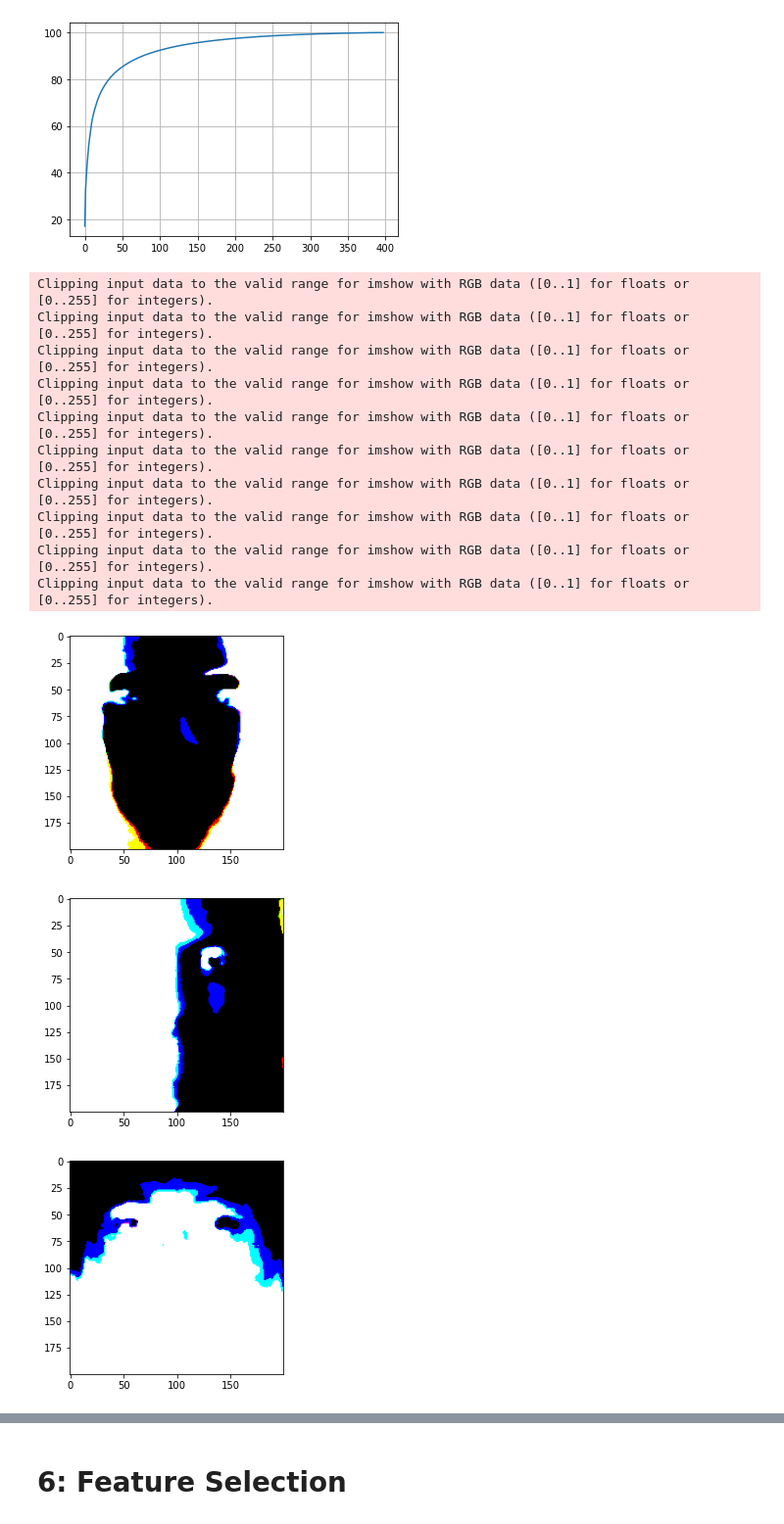
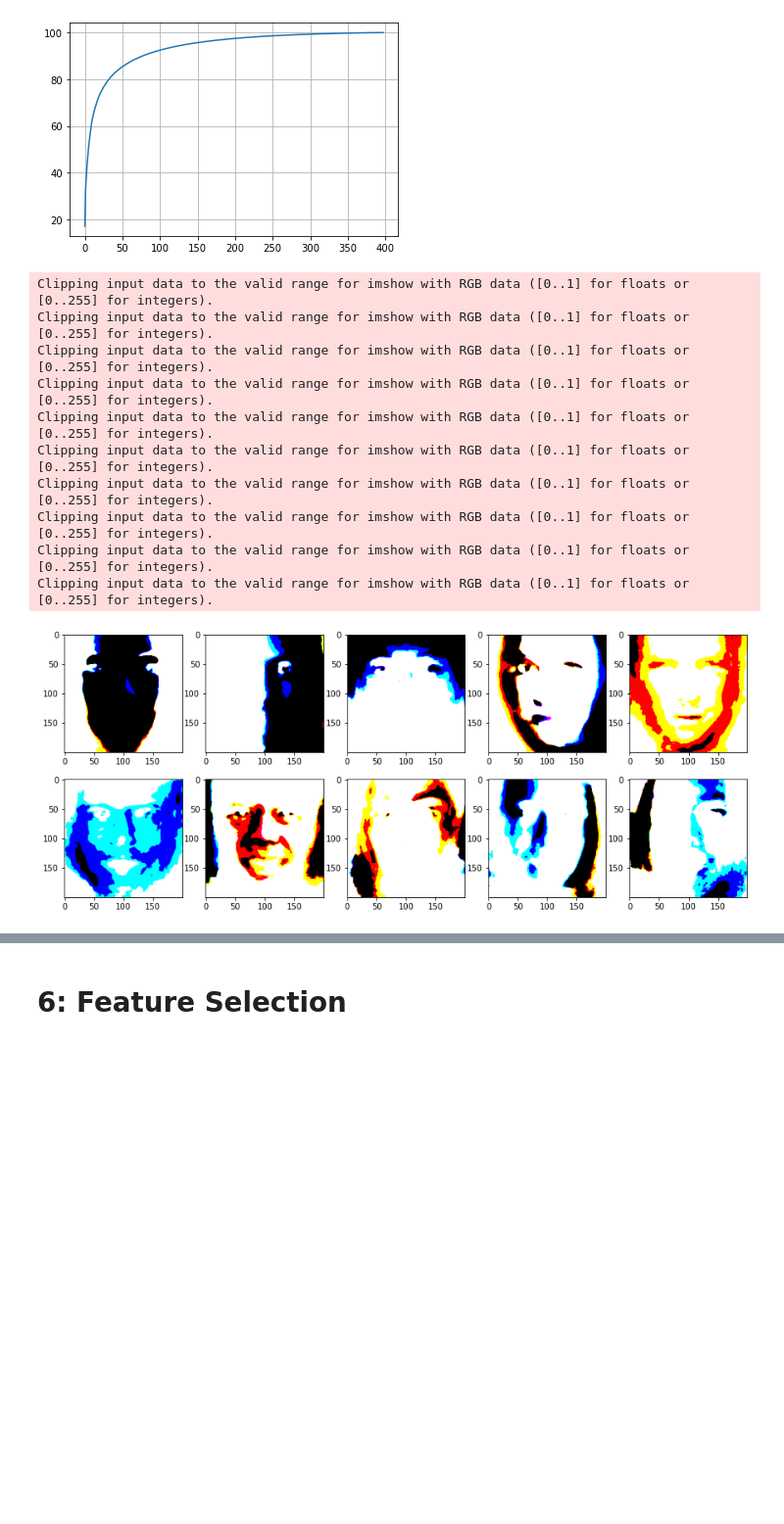
Before and after one commit to KathrineSN/Cognitive-Modelling-Project-1, a Jupyter notebook: Cognitive_Modeling_Project_1.1.ipynb, the cells around one changed output, grey strips where cells are left out. Shown at 98% size. Saved outputs shown, nothing was run; the diff lists cells and outputs as text; code cells hidden in the pictures; blank space fills up the shorter version.

```diff
--- a/Cognitive_Modeling_Project_1.1.ipynb
+++ b/Cognitive_Modeling_Project_1.1.ipynb
@@ -129,24 +129,27 @@ plt.plot(np.cumsum(variance)*100)
 # %%
 # Convert the components to 200x200x3 image shapes, and plot the first 10
 
 pca_im = S[:,0].reshape([200,200,3])
 pca_ims = S.reshape([200,200,3,len(images)])
 pca_sub = ((means + S.T).T).reshape([200,200,3,len(images)])
 
-for i in range(10):
-    plt.subplots()
-    plt.imshow(pca_sub[:,:,:,i])
+fig = plt.figure(figsize=(15,6))
+columns = 5
+rows = 2
+for i in range(columns*rows):
+    img = pca_sub[:,:,:,i]
+    fig.add_subplot(rows, columns, i+1)
+    plt.imshow(img)
+plt.show()
 # %% [output]
 Clipping input data to the valid range for imshow with RGB data ([0..1] for floats or [0..255] for integers).
 Clipping input data to the valid range for imshow with RGB data ([0..1] for floats or [0..255] for integers).
 Clipping input data to the valid range for imshow with RGB data ([0..1] for floats or [0..255] for integers).
 Clipping input data to the valid range for imshow with RGB data ([0..1] for floats or [0..255] for integers).
 Clipping input data to the valid range for imshow with RGB data ([0..1] for floats or [0..255] for integers).
 Clipping input data to the valid range for imshow with RGB data ([0..1] for floats or [0..255] for integers).
 Clipping input data to the valid range for imshow with RGB data ([0..1] for floats or [0..255] for integers).
 Clipping input data to the valid range for imshow with RGB data ([0..1] for floats or [0..255] for integers).
 Clipping input data to the valid range for imshow with RGB data ([0..1] for floats or [0..255] for integers).
 Clipping input data to the valid range for imshow with RGB data ([0..1] for floats or [0..255] for integers).
-[figure, old version]
+[figure, new version]
-[figure, removed]
-[figure, removed]
```
Also changed, not shown: parts of 5 cells of this notebook, 1 other file.
